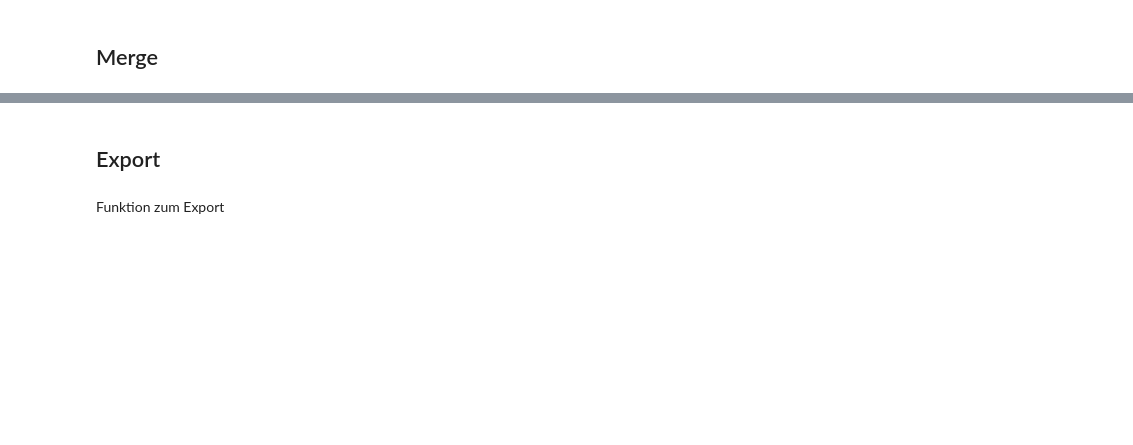
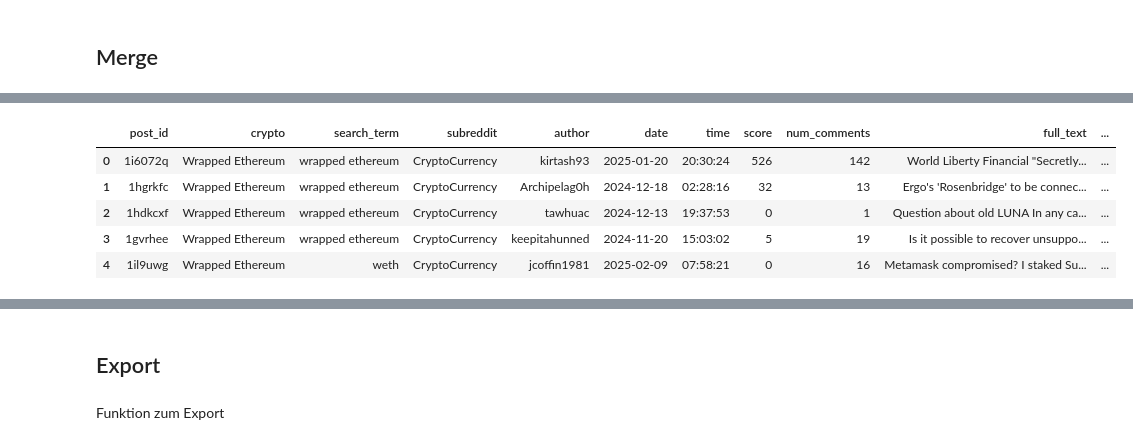
Before and after one commit to Reimser/sp3_3_studienarbeit, a Jupyter notebook: notebooks/scrape.ipynb, the cells around one changed output, grey strips where cells are left out. Cells and saved outputs as stored; diff of their text form; code cells hidden in the pictures; blank space fills up the shorter version.

```diff
--- a/notebooks/scrape.ipynb
+++ b/notebooks/scrape.ipynb
@@ -142,15 +66,6 @@ subreddits = [
     "CryptoCurrency",  # Allgemeine Diskussionen über Kryptowährungen
     "CryptoMarkets",   # Diskussionen über den Kryptomarkt und Preisbewegungen
     "CryptoTrading",   # Fokus auf Trading-Strategien und Analysen
-    "Altcoin",         # Diskussionen über Altcoins (alle Kryptowährungen außer Bitcoin)
-    "DeFi",            # Decentralized Finance (DeFi) und Projekte
-    "BitcoinBeginners",# Für Anfänger in der Krypto-Welt
-    "cryptotechnology", # Fokus auf die zugrunde liegende Blockchain-Technologie
-    "cryptocurrencies", # Allgemeine Diskussionen über Kryptowährungen
-    "Satoshistreetsbets", # Krypto-Wetten und Spekulationen
-    "Binance",        # Diskussionen über die Binance-Plattform
-    "Bitcoin",
-    "ethtrader"
 ]
 # %% [markdown]
 ## Scraping
@@ -263,10 +239,14 @@ def clean_data(df_posts, df_comments, comment_threshold=500):
     df_comments = df_comments.drop_duplicates(subset=["comment_id"])
 
     # 2. Fehlende Werte behandeln
-    df_posts['selftext'] = df_posts['selftext'].fillna('')
-    df_comments['selftext'] = df_comments['selftext'].fillna('')
+    df_posts = df_posts.fillna('')
+    df_comments = df_comments.fillna('')
 
-    # 8. Entferne Nutzer mit übermäßigen Kommentaren
+    # 3. Entferne unnötige Spalten (title & selftext)
+    df_posts = df_posts.drop(columns=["title", "selftext"], errors="ignore")
+    df_comments = df_comments.drop(columns=["selftext"], errors="ignore")
+
+    # 4. Entferne Nutzer mit übermäßigen Kommentaren
     comment_counts = df_comments["author"].value_counts()
     frequent_users = comment_counts[comment_counts > comment_threshold].index
     df_comments = df_comments[~df_comments["author"].isin(frequent_users)]
@@ -355,0 +311,9 @@ df_merged.fillna({"comment_id": "", "author_comment": "", "date_comment": "", "t
+# %%
+df_posts_clean.head()
+# %% [output]
+|  | post_id | crypto | search_term | subreddit | author | date | time | score | num_comments | full_text | ... |
+| 0 | 1i6072q | Wrapped Ethereum | wrapped ethereum | CryptoCurrency | kirtash93 | 2025-01-20 | 20:30:24 | 526 | 142 | World Liberty Financial "Secretly... | ... |
+| 1 | 1hgrkfc | Wrapped Ethereum | wrapped ethereum | CryptoCurrency | Archipelag0h | 2024-12-18 | 02:28:16 | 32 | 13 | Ergo's 'Rosenbridge' to be connec... | ... |
+| 2 | 1hdkcxf | Wrapped Ethereum | wrapped ethereum | CryptoCurrency | tawhuac | 2024-12-13 | 19:37:53 | 0 | 1 | Question about old LUNA In any ca... | ... |
+| 3 | 1gvrhee | Wrapped Ethereum | wrapped ethereum | CryptoCurrency | keepitahunned | 2024-11-20 | 15:03:02 | 5 | 19 | Is it possible to recover unsuppo... | ... |
+| 4 | 1il9uwg | Wrapped Ethereum | weth | CryptoCurrency | jcoffin1981 | 2025-02-09 | 07:58:21 | 0 | 16 | Metamask compromised? I staked Su... | ... |
```
Also changed, not shown: parts of 17 cells of this notebook, 4 other files.
